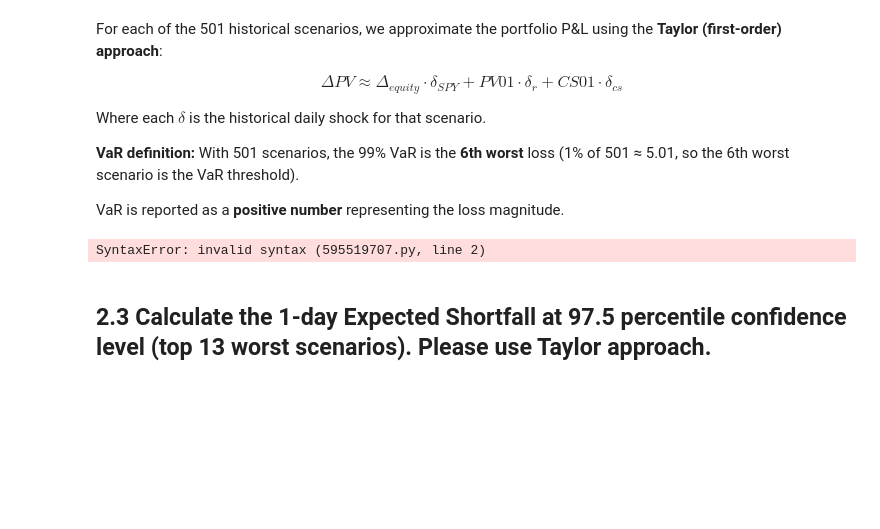
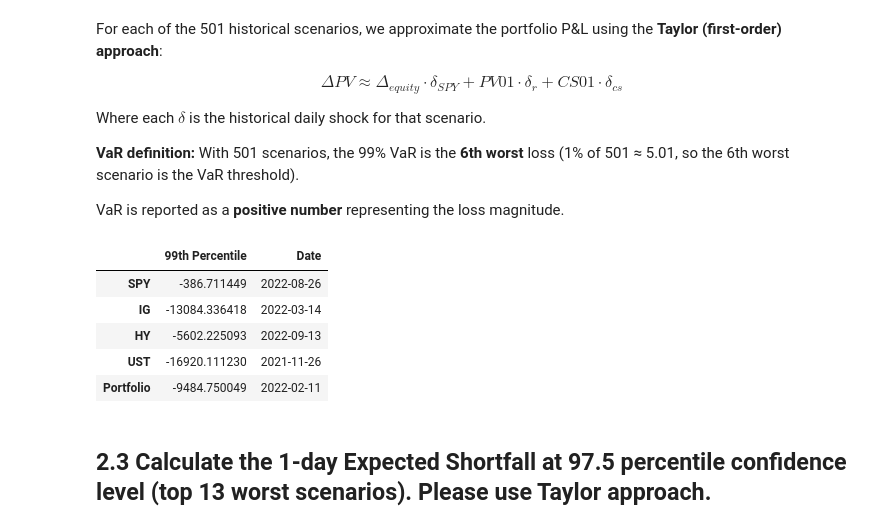
Before and after one commit to Thismv/Market-Risk-VaR-ES-Stress-Test, a Jupyter notebook: MR_starter.ipynb, the cells around one changed output. Cells and saved outputs as stored; diff of their text form; code cells hidden in the pictures; blank space fills up the shorter version.

```diff
--- a/MR_starter.ipynb
+++ b/MR_starter.ipynb
@@ -421,29 +399,34 @@ date_portfolio = dates.iloc[idx_portfolio].strftime('%Y-%m-%d')
 # %%
 ### Compute 99th percentile for P&L for each instrument
-var99_SPY =
-var99_IG =
-var99_HY =
-var99_UST =
-var99_portfolio =
+var99_SPY       = pnl_SPY[np.argsort(pnl_SPY)[5]]
+var99_IG        = pnl_IG[np.argsort(pnl_IG)[5]]
+var99_HY        = pnl_HY[np.argsort(pnl_HY)[5]]
+var99_UST       = pnl_UST[np.argsort(pnl_UST)[5]]
+var99_portfolio = pnl_portfolio[np.argsort(pnl_portfolio)[5]]
 
-date_SPY =
-date_IG =
-date_HY =
-date_UST =
-date_portfolio =
+date_SPY       = dates.iloc[np.argsort(pnl_SPY)[5]].strftime('%Y-%m-%d')
+date_IG        = dates.iloc[np.argsort(pnl_IG)[5]].strftime('%Y-%m-%d')
+date_HY        = dates.iloc[np.argsort(pnl_HY)[5]].strftime('%Y-%m-%d')
+date_UST       = dates.iloc[np.argsort(pnl_UST)[5]].strftime('%Y-%m-%d')
+date_portfolio = dates.iloc[np.argsort(pnl_portfolio)[5]].strftime('%Y-%m-%d')
 
 var99 = {
-    "SPY": [var99_SPY, date_SPY],
-    "IG": [var99_IG, date_IG],
-    "HY": [var99_HY, date_HY],
-    "UST": [var99_UST, date_UST],
+    "SPY":       [var99_SPY, date_SPY],
+    "IG":        [var99_IG, date_IG],
+    "HY":        [var99_HY, date_HY],
+    "UST":       [var99_UST, date_UST],
     "Portfolio": [var99_portfolio, date_portfolio]
 }
 
 var99_df = pd.DataFrame.from_dict(var99, orient='index', columns=['99th Percentile', 'Date'])
 display(var99_df)
 # %% [output]
-SyntaxError: invalid syntax (595519707.py, line 2)
+|  | 99th Percentile | Date |
+| SPY | -386.711449 | 2022-08-26 |
+| IG | -13084.336418 | 2022-03-14 |
+| HY | -5602.225093 | 2022-09-13 |
+| UST | -16920.111230 | 2021-11-26 |
+| Portfolio | -9484.750049 | 2022-02-11 |
 # %%
 # Export intermediate results for marking... Please do not change or delete this cell
 os.makedirs('output', exist_ok=True)
```
Also changed, not shown: parts of 1 cell of this notebook, 2 other files.
